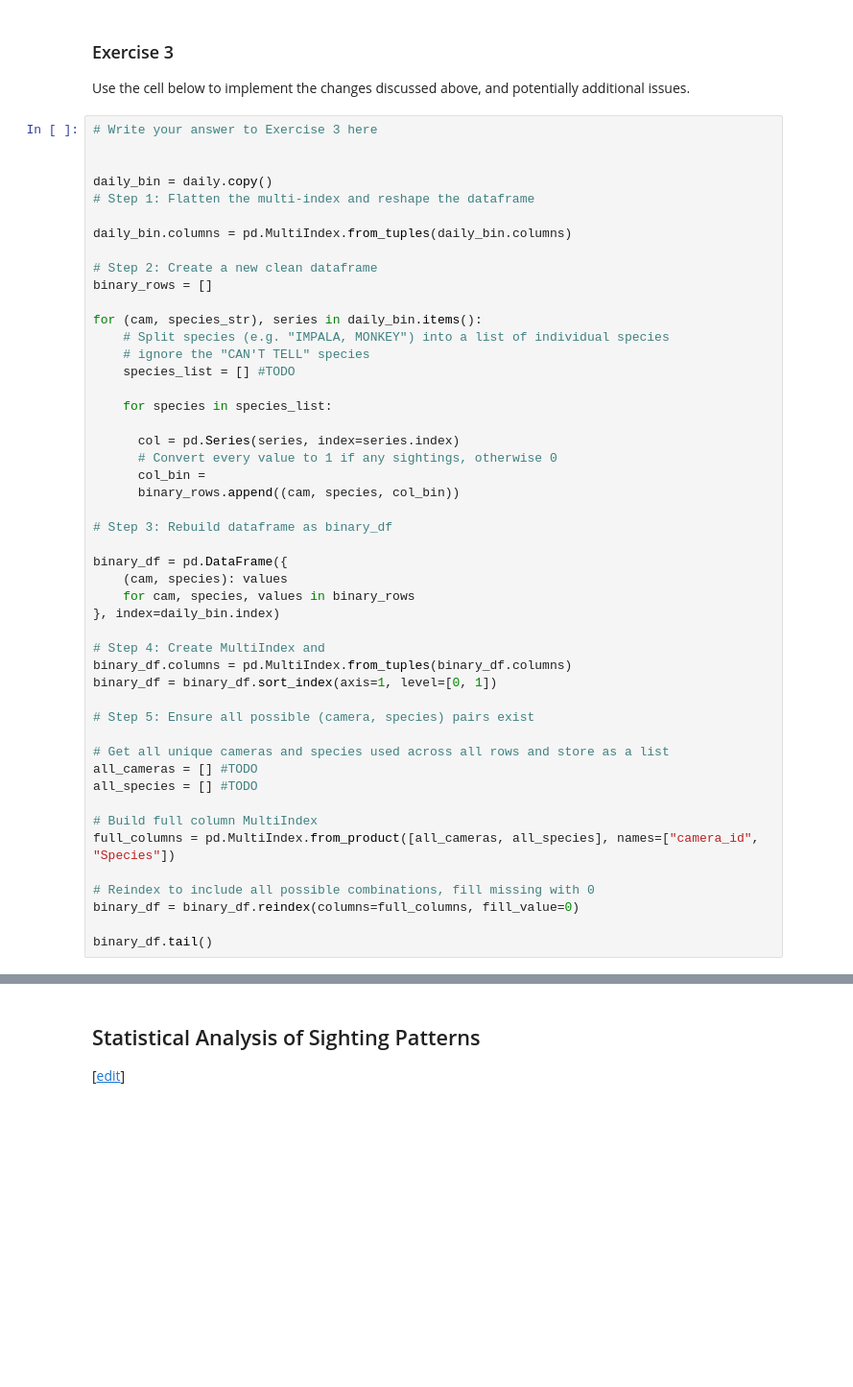
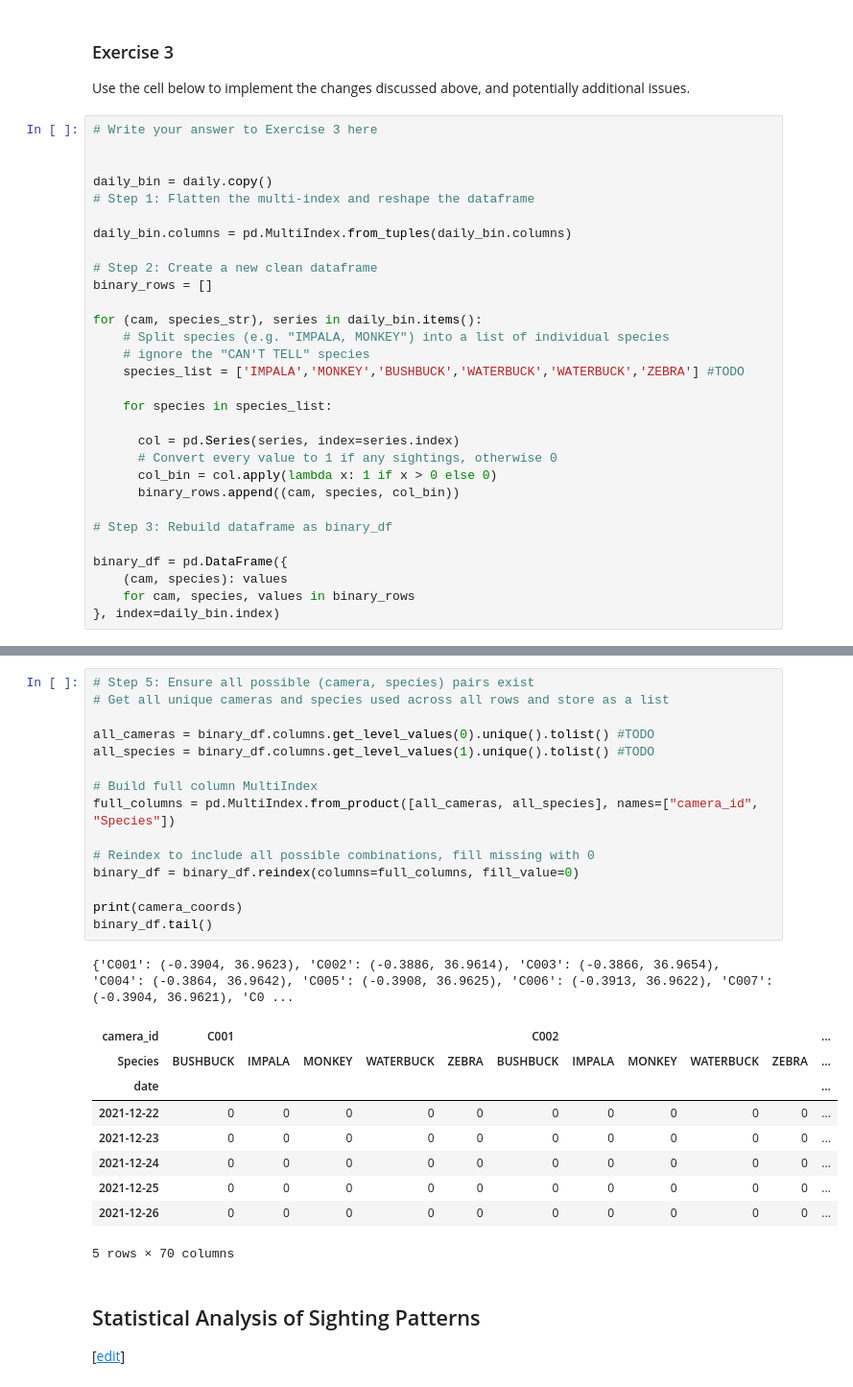
Before and after one commit to call493/MLFC, a Jupyter notebook: _notebooks/03-dataset-joining-practical.ipynb, the cells around one changed output, grey strips where cells are left out. Shown at 96% size. Cells and saved outputs as stored; diff of their text form; blank space fills up the shorter version.

```diff
--- a/_notebooks/03-dataset-joining-practical.ipynb
+++ b/_notebooks/03-dataset-joining-practical.ipynb
@@ -291,13 +339,13 @@ binary_rows = []
 for (cam, species_str), series in daily_bin.items():
     # Split species (e.g. "IMPALA, MONKEY") into a list of individual species
     # ignore the "CAN'T TELL" species
-    species_list = [] #TODO
+    species_list = ['IMPALA','MONKEY','BUSHBUCK','WATERBUCK','WATERBUCK','ZEBRA'] #TODO
 
     for species in species_list:
 
       col = pd.Series(series, index=series.index)
       # Convert every value to 1 if any sightings, otherwise 0
-      col_bin =
+      col_bin = col.apply(lambda x: 1 if x > 0 else 0)
       binary_rows.append((cam, species, col_bin))
 
 # Step 3: Rebuild dataframe as binary_df
@@ -306,21 +354,3 @@ binary_df = pd.DataFrame({
     (cam, species): values
     for cam, species, values in binary_rows
 }, index=daily_bin.index)
-
-# Step 4: Create MultiIndex and
-binary_df.columns = pd.MultiIndex.from_tuples(binary_df.columns)
-binary_df = binary_df.sort_index(axis=1, level=[0, 1])
-
-# Step 5: Ensure all possible (camera, species) pairs exist
-
-# Get all unique cameras and species used across all rows and store as a list
-all_cameras = [] #TODO
-all_species = [] #TODO
-
-# Build full column MultiIndex
-full_columns = pd.MultiIndex.from_product([all_cameras, all_species], names=["camera_id", "Species"])
-
-# Reindex to include all possible combinations, fill missing with 0
-binary_df = binary_df.reindex(columns=full_columns, fill_value=0)
-
-binary_df.tail()
@@ -327,3 +361,29 @@ binary_df.tail()
+# %%
+# Step 5: Ensure all possible (camera, species) pairs exist
+# Get all unique cameras and species used across all rows and store as a list
+
+all_cameras = binary_df.columns.get_level_values(0).unique().tolist() #TODO
+all_species = binary_df.columns.get_level_values(1).unique().tolist() #TODO
+
+# Build full column MultiIndex
+full_columns = pd.MultiIndex.from_product([all_cameras, all_species], names=["camera_id", "Species"])
+
+# Reindex to include all possible combinations, fill missing with 0
+binary_df = binary_df.reindex(columns=full_columns, fill_value=0)
+
+print(camera_coords)
+binary_df.tail()
+# %% [output]
+{'C001': (-0.3904, 36.9623), 'C002': (-0.3886, 36.9614), 'C003': (-0.3866, 36.9654), 'C004': (-0.3864, 36.9642), 'C005': (-0.3908, 36.9625), 'C006': (-0.3913, 36.9622), 'C007': (-0.3904, 36.9621), 'C0 ...
+| camera_id | C001 |  |  |  |  | C002 |  |  |  |  | ... |
+| Species | BUSHBUCK | IMPALA | MONKEY | WATERBUCK | ZEBRA | BUSHBUCK | IMPALA | MONKEY | WATERBUCK | ZEBRA | ... |
+| date |  |  |  |  |  |  |  |  |  |  | ... |
+| 2021-12-22 | 0 | 0 | 0 | 0 | 0 | 0 | 0 | 0 | 0 | 0 | ... |
+| 2021-12-23 | 0 | 0 | 0 | 0 | 0 | 0 | 0 | 0 | 0 | 0 | ... |
+| 2021-12-24 | 0 | 0 | 0 | 0 | 0 | 0 | 0 | 0 | 0 | 0 | ... |
+| 2021-12-25 | 0 | 0 | 0 | 0 | 0 | 0 | 0 | 0 | 0 | 0 | ... |
+| 2021-12-26 | 0 | 0 | 0 | 0 | 0 | 0 | 0 | 0 | 0 | 0 | ... |
+5 rows × 70 columns
 # %% [markdown]
 ## Statistical Analysis of Sighting Patterns
 
```
Also changed, not shown: parts of 10 cells of this notebook.
